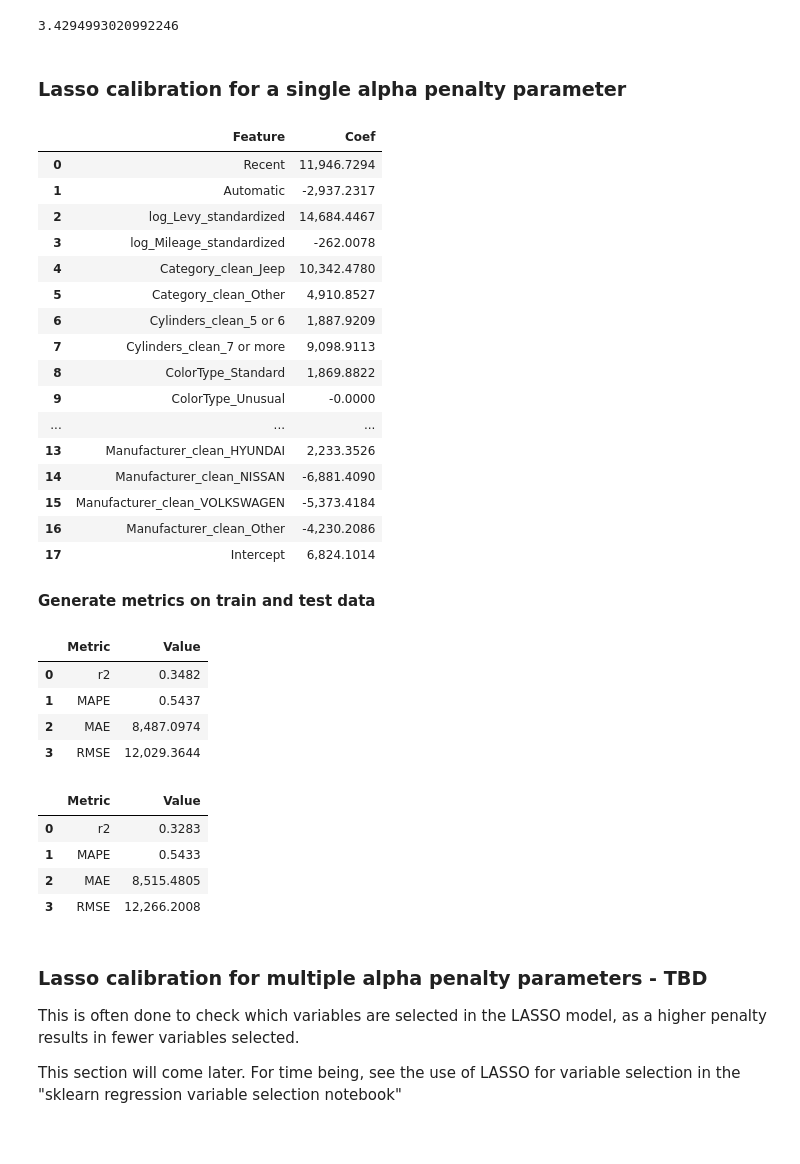
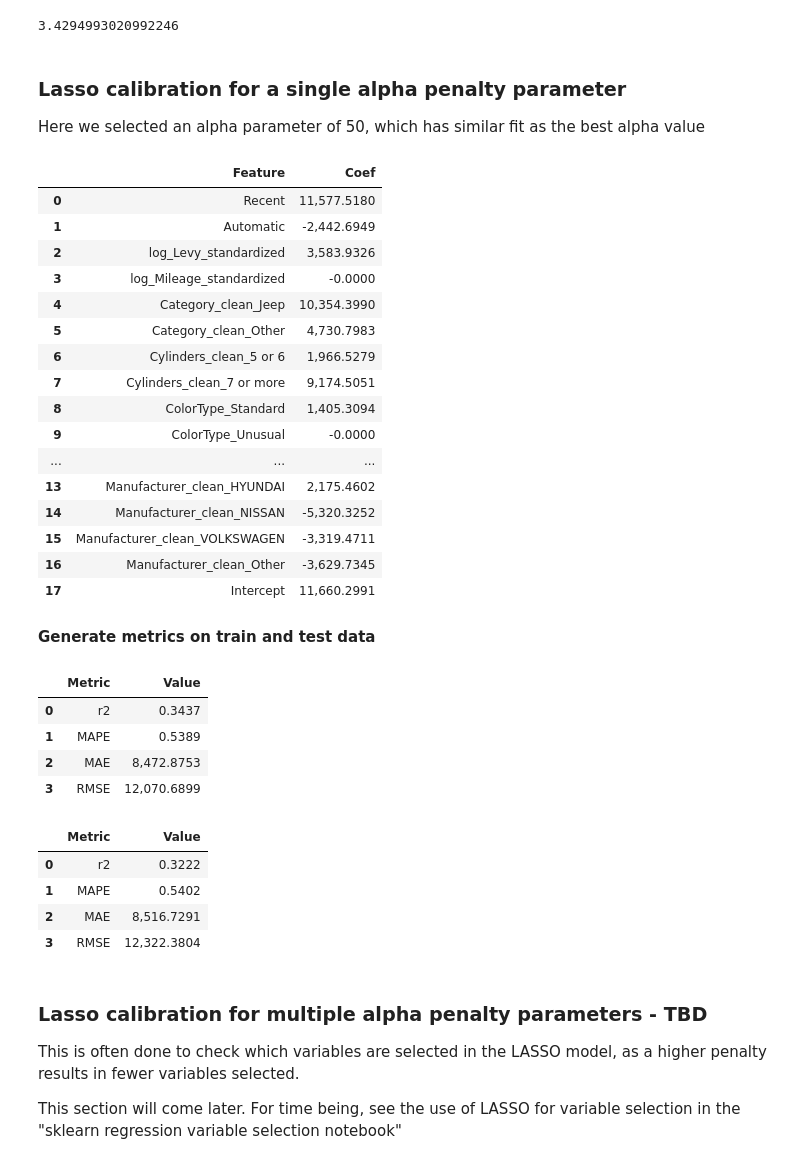
Before and after one commit to ow-gryphon/gryphon-regression-sklearn, a Jupyter notebook: template/notebooks/regression/sklearn Model Calibration and Fit.ipynb, the cells around one changed output. Saved outputs shown, nothing was run; the diff lists cells and outputs as text; code cells hidden in the pictures.

```diff
--- a/template/notebooks/regression/sklearn Model Calibration and Fit.ipynb
+++ b/template/notebooks/regression/sklearn Model Calibration and Fit.ipynb
@@ -683,9 +683,10 @@ Lasso_CV_outcomes.alpha_
 3.4294993020992246
 # %% [markdown]
 ### Lasso calibration for a single alpha penalty parameter
+
+Here we selected an alpha parameter of 50, which has similar fit as the best alpha value
 # %%
-# Let LassoCV consider 100 different alpha values (you can also specify manual list of alpha values to consider if the ones selected automatically are poor)
-Lasso_model = linear_model.Lasso(alpha=3.43, fit_intercept=True)
+Lasso_model = linear_model.Lasso(alpha=50, fit_intercept=True)
 Lasso_model_fitted = Lasso_model.fit(X_train_num[x_variables], y_train)
 # %%
 # Model coefficients
@@ -697,46 +698,46 @@ else:
 model_coefs
 # %% [output]
 |  | Feature | Coef |
-| 0 | Recent | 11,946.7294 |
-| 1 | Automatic | -2,937.2317 |
-| 2 | log_Levy_standardized | 14,684.4467 |
-| 3 | log_Mileage_standardized | -262.0078 |
-| 4 | Category_clean_Jeep | 10,342.4780 |
-| 5 | Category_clean_Other | 4,910.8527 |
-| 6 | Cylinders_clean_5 or 6 | 1,887.9209 |
-| 7 | Cylinders_clean_7 or more | 9,098.9113 |
-| 8 | ColorType_Standard | 1,869.8822 |
+| 0 | Recent | 11,577.5180 |
+| 1 | Automatic | -2,442.6949 |
+| 2 | log_Levy_standardized | 3,583.9326 |
+| 3 | log_Mileage_standardized | -0.0000 |
+| 4 | Category_clean_Jeep | 10,354.3990 |
+| 5 | Category_clean_Other | 4,730.7983 |
+| 6 | Cylinders_clean_5 or 6 | 1,966.5279 |
+| 7 | Cylinders_clean_7 or more | 9,174.5051 |
+| 8 | ColorType_Standard | 1,405.3094 |
 | 9 | ColorType_Unusual | -0.0000 |
 | ... | ... | ... |
-| 13 | Manufacturer_clean_HYUNDAI | 2,233.3526 |
-| 14 | Manufacturer_clean_NISSAN | -6,881.4090 |
-| 15 | Manufacturer_clean_VOLKSWAGEN | -5,373.4184 |
-| 16 | Manufacturer_clean_Other | -4,230.2086 |
-| 17 | Intercept | 6,824.1014 |
+| 13 | Manufacturer_clean_HYUNDAI | 2,175.4602 |
+| 14 | Manufacturer_clean_NISSAN | -5,320.3252 |
+| 15 | Manufacturer_clean_VOLKSWAGEN | -3,319.4711 |
+| 16 | Manufacturer_clean_Other | -3,629.7345 |
+| 17 | Intercept | 11,660.2991 |
 # %% [markdown]
 **Generate metrics on train and test data**
 # %%
 # Model in-sample prediction and metrics
-lasso_reg_train_pred = Lasso_model.predict(X_train_num[x_variables])
+lasso_reg_train_pred = Lasso_model_fitted.predict(X_train_num[x_variables])
 lasso_reg_train_metrics = pd.DataFrame({
     "Metric": ["r2", "MAPE", "MAE", "RMSE"],
     "Value": [metrics.r2_score(y_train, lasso_reg_train_pred),
                metrics.mean_absolute_percentage_error(y_train, lasso_reg_train_pred),
                metrics.mean_absolute_error(y_train, lasso_reg_train_pred),
                metrics.mean_squared_error(y_train, lasso_reg_train_pred, squared=False)]
 }
 )
 
 lasso_reg_train_metrics
 # %% [output]
 |  | Metric | Value |
-| 0 | r2 | 0.3482 |
-| 1 | MAPE | 0.5437 |
-| 2 | MAE | 8,487.0974 |
-| 3 | RMSE | 12,029.3644 |
+| 0 | r2 | 0.3437 |
+| 1 | MAPE | 0.5389 |
+| 2 | MAE | 8,472.8753 |
+| 3 | RMSE | 12,070.6899 |
 # %%
-# Model in-sample prediction and metrics
-lasso_reg_test_pred = Lasso_model.predict(X_test_num[x_variables])
+# Model test prediction and metrics
+lasso_reg_test_pred = Lasso_model_fitted.predict(X_test_num[x_variables])
 lasso_reg_test_metrics = pd.DataFrame({
     "Metric": ["r2", "MAPE", "MAE", "RMSE"],
     "Value": [metrics.r2_score(y_test, lasso_reg_test_pred),
@@ -749,10 +750,10 @@ lasso_reg_test_metrics = pd.DataFrame({
 lasso_reg_test_metrics
 # %% [output]
 |  | Metric | Value |
-| 0 | r2 | 0.3283 |
-| 1 | MAPE | 0.5433 |
-| 2 | MAE | 8,515.4805 |
-| 3 | RMSE | 12,266.2008 |
+| 0 | r2 | 0.3222 |
+| 1 | MAPE | 0.5402 |
+| 2 | MAE | 8,516.7291 |
+| 3 | RMSE | 12,322.3804 |
 # %% [markdown]
 ### Lasso calibration for multiple alpha penalty parameters - TBD
 
```
Also changed, not shown: parts of 44 cells of this notebook, 2 other files.
